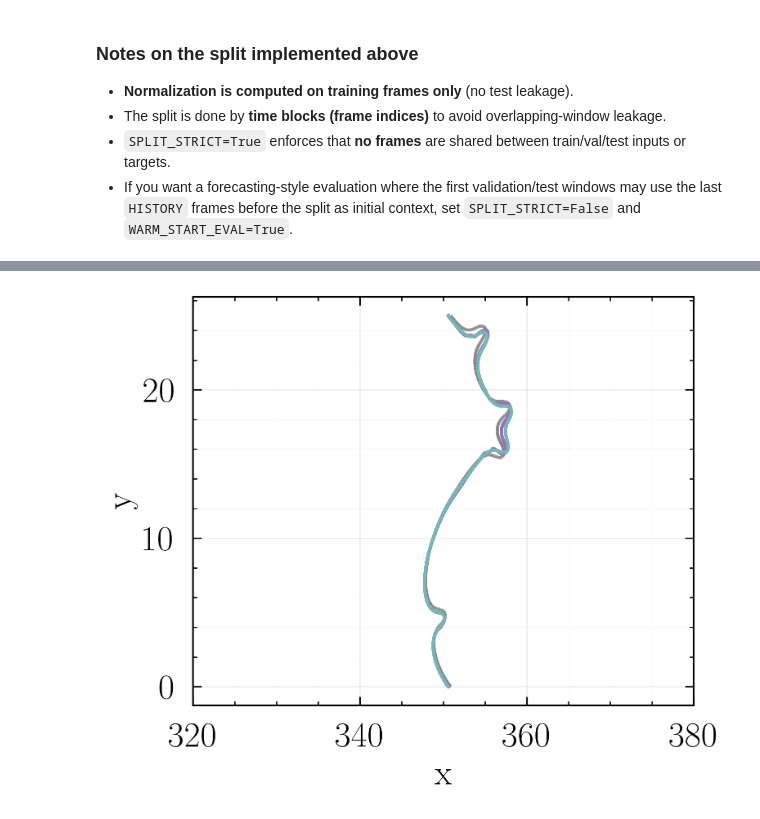
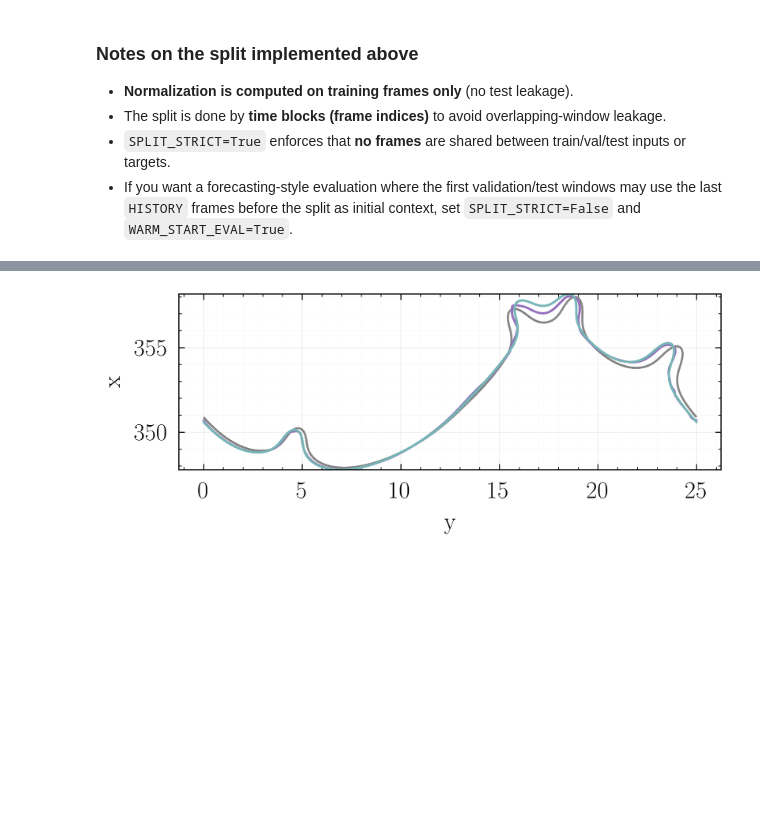
Before and after one commit to AlexandrosNtakoulas/FLAME-rf, a Jupyter notebook: notebooks/case_studies/CNN/CNN.ipynb, the cells around one changed output, grey strips where cells are left out. Drawn from its saved outputs; the diff is of its cells as text; code cells hidden in the pictures; blank space fills up the shorter version.

Commit message:
Plot styling changes

```diff
--- a/notebooks/case_studies/CNN/CNN.ipynb
+++ b/notebooks/case_studies/CNN/CNN.ipynb
@@ -336,13 +336,15 @@ def save_plot(fig, stem: str, out_dir: Path | None = None) -> None:
     """Save figure in configured formats (match DMD layout)."""
     out_dir = PLOT_DIR if out_dir is None else Path(out_dir)
     out_dir.mkdir(parents=True, exist_ok=True)
+    # Keep exported framing aligned with displayed figure (avoid tight bbox clipping).
+    fig.canvas.draw()
     for fmt in PLOT_FORMATS:
         fmt = str(fmt).lower().lstrip('.')
         fpath = out_dir / f"{stem}.{fmt}"
         if fmt == "png":
-            fig.savefig(fpath, dpi=FIG_DPI)
+            fig.savefig(fpath, dpi=FIG_DPI, bbox_inches=None)
         else:
-            fig.savefig(fpath)
+            fig.savefig(fpath, bbox_inches=None)
 
 
 # Optional palette (match DMD defaults; override in YAML if desired)
@@ -1192,7 +1194,7 @@ ISO_VALUE = CFG.get("ISO_VALUE", None)
 if ISO_VALUE is None:
     raise ValueError("Set ISO_VALUE in CNN.yaml for isotherm extraction (ISO_VALUE).")
 ISO_VALUE = float(ISO_VALUE)
-ISO_FIG_SIZE = (FIG_SIZE[0], FIG_SIZE[1] / 1.18)  # match DMD isocontour sizing
+ISO_FIG_SIZE = (10.8, 3.6)  # match first x-y scatter dimensions in Model_verification
 
 
 XLIM_RAW = CFG.get("XLIM", None)
@@ -1264,8 +1266,8 @@ def _plot_segments(ax, segments, *, label, color, linestyle="-", linewidth=LINE_
     first = True
     for seg in segments:
         ax.plot(
+            seg[:, 1],
             seg[:, 0],
-            seg[:, 1],
             color=color,
             linestyle=linestyle,
             linewidth=linewidth,
@@ -1316,44 +1318,50 @@ elif pred_eval_field.ndim == 3:
     z_idx = max(0, min(pred_eval_field.shape[2] - 1, z_idx))
     x_slice = xg[:, :, z_idx]
     y_slice = yg[:, :, z_idx]
     pred_vals = pred_eval_field[:, :, z_idx]
     true_vals = true_eval_field[:, :, z_idx]
     prev_vals = prev_eval_field[:, :, z_idx] if prev_eval_field is not None else None
 # Build unstructured grid on XY (match DMD isocontour style)
 grid = _build_ugrid_xy(x_slice.ravel(order="F"), y_slice.ravel(order="F"))
 
 pred_flat = np.ascontiguousarray(pred_vals).ravel(order="F")
 true_flat = np.ascontiguousarray(true_vals).ravel(order="F")
 prev_flat = np.ascontiguousarray(prev_vals).ravel(order="F") if prev_vals is not None else None
 
 segments_pred = _contour_segments_xy(_extract_isoline(grid, pred_flat, ISO_VALUE, "pred"))
 segments_true = _contour_segments_xy(_extract_isoline(grid, true_flat, ISO_VALUE, "true"))
 segments_prev = []
 if prev_flat is not None:
     segments_prev = _contour_segments_xy(_extract_isoline(grid, prev_flat, ISO_VALUE, "prev"))
 
 
 if rank == 0:
-    fig = plt.figure(figsize=ISO_FIG_SIZE, dpi=FIG_DPI)
-    # Match DMD field plot margins (extra whitespace on right)
-    fig.subplots_adjust(left=0.14, right=0.86, bottom=0.2)
-    ax = fig.add_subplot(111)
+    fig, ax = plt.subplots(figsize=ISO_FIG_SIZE, dpi=FIG_DPI, constrained_layout=False)
+    fig.subplots_adjust(left=0.14, right=0.86, bottom=0.26, top=0.96)
     _plot_segments(ax, segments_prev, label="prev", color=COLOR_NEUTRAL, linestyle="--", linewidth=LINE_WIDTH)
     _plot_segments(ax, segments_pred, label="pred", color=COLOR_PRED, linestyle="-", linewidth=LINE_WIDTH)
     if segments_true:
         _plot_segments(ax, segments_true, label="true", color=COLOR_DATA, linestyle="-", linewidth=LINE_WIDTH)
     ax.tick_params(axis="both", which="both", pad=12)
-    ax.set_xlabel("x")
-    ax.set_ylabel("y")
-    if XLIM is not None:
-        ax.set_xlim(XLIM)
-    if YLIM is not None:
-        ax.set_ylim(YLIM)
+    ax.set_xlabel(COORD_Y, labelpad=10)
+    ax.set_ylabel(COORD_X, labelpad=10)
     style_axes(ax)
+    plot_y_segments = segments_prev + segments_pred + segments_true
+    if plot_y_segments:
+        plotted_y = np.concatenate([seg[:, 0] for seg in plot_y_segments])
+        finite_y = plotted_y[np.isfinite(plotted_y)]
+        if finite_y.size > 0:
+            y_min = float(np.min(finite_y))
+            y_max = float(np.max(finite_y))
+            if y_max > y_min:
+                ax.set_ylim(y_min, y_max)
+                ax.margins(y=0.0)
+            else:
+                ax.set_ylim(y_min - 1.0, y_max + 1.0)
     save_plot(fig, stem)
     plt.show()
 # %% [output]
-[figure, old version]
+[figure, new version]
 # %%
 # Prediction window analysis (autoregressive rollout).
 PRED_WINDOW = int(CFG.get("PRED_WINDOW", 5) or 5)
```
Also changed, not shown: parts of 5 cells of this notebook, 5 other files.
